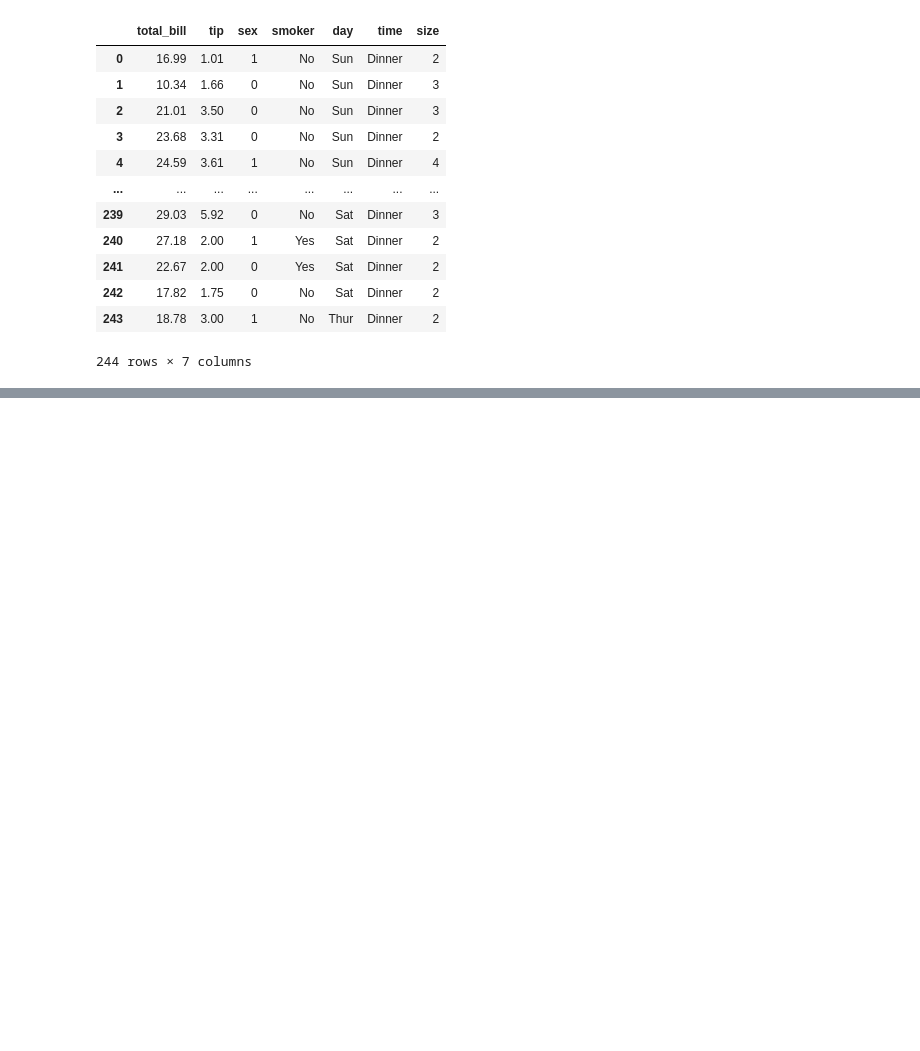
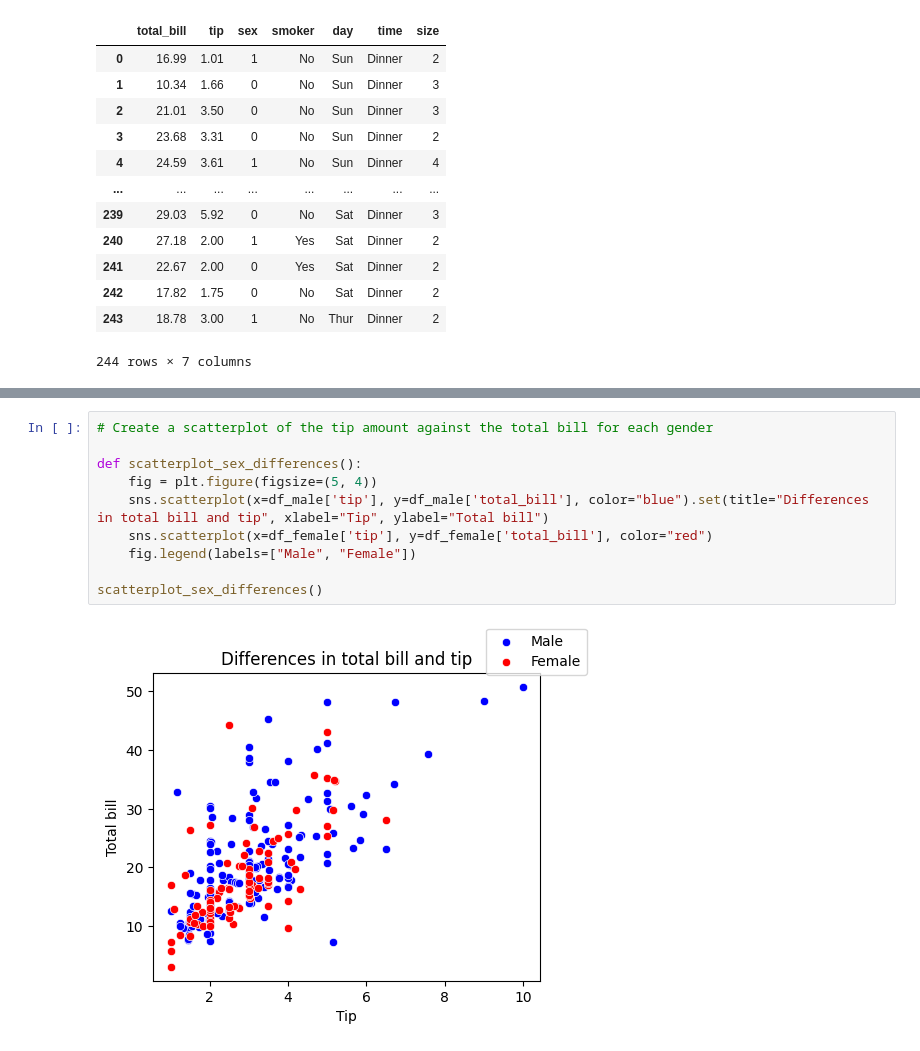
Before and after one commit to Danneftw1/Machine-learning, a Jupyter notebook: Exercises/Exercises-3-overfit_regularization.ipynb, the cells around one changed output, grey strips where cells are left out. Drawn from its saved outputs; the diff is of its cells as text; blank space fills up the shorter version.

```diff
--- a/Exercises/Exercises-3-overfit_regularization.ipynb
+++ b/Exercises/Exercises-3-overfit_regularization.ipynb
@@ -161,0 +152,12 @@ create_interesting_subplots(df)
+# %%
+# Create a scatterplot of the tip amount against the total bill for each gender
+
+def scatterplot_sex_differences():
+    fig = plt.figure(figsize=(5, 4))
+    sns.scatterplot(x=df_male['tip'], y=df_male['total_bill'], color="blue").set(title="Differences in total bill and tip", xlabel="Tip", ylabel="Total bill")
+    sns.scatterplot(x=df_female['tip'], y=df_female['total_bill'], color="red")
+    fig.legend(labels=["Male", "Female"])
+
+scatterplot_sex_differences()
+# %% [output]
+[figure, added]
```
Also changed, not shown: parts of 2 cells of this notebook.
